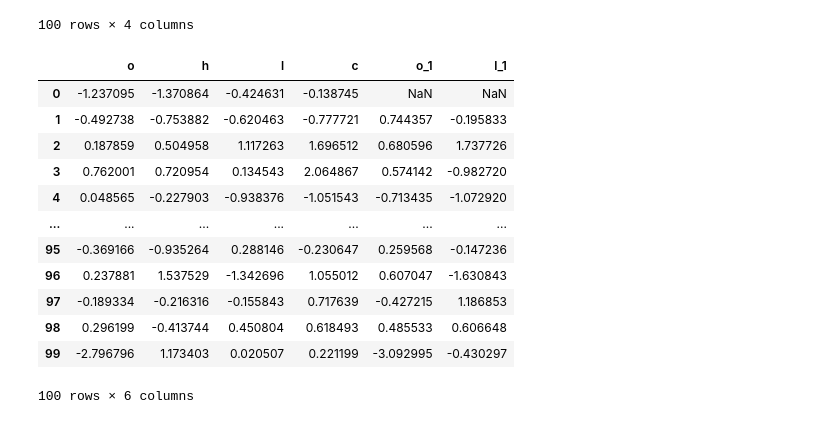
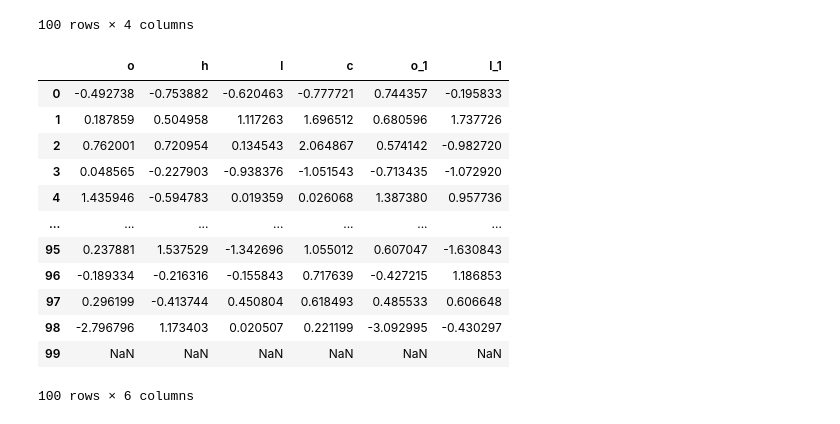
Before and after one commit to ADBondarenko/ML_stock_prediction_project, a Jupyter notebook: app_testing_files/Test_some_stuff.ipynb, the cells around one changed output. Saved outputs shown, nothing was run; the diff lists cells and outputs as text; code cells hidden in the pictures.

```diff
--- a/app_testing_files/Test_some_stuff.ipynb
+++ b/app_testing_files/Test_some_stuff.ipynb
@@ -283,18 +283,18 @@ data.shift(1)
 # %%
 data[[f"o_{1}", f"l_{1}"]] = data[["o", "l"]].diff(1)
 # %%
-data
+data.shift(-1)
 # %% [output]
 |  | o | h | l | c | o_1 | l_1 |
-| 0 | -1.237095 | -1.370864 | -0.424631 | -0.138745 | NaN | NaN |
-| 1 | -0.492738 | -0.753882 | -0.620463 | -0.777721 | 0.744357 | -0.195833 |
-| 2 | 0.187859 | 0.504958 | 1.117263 | 1.696512 | 0.680596 | 1.737726 |
-| 3 | 0.762001 | 0.720954 | 0.134543 | 2.064867 | 0.574142 | -0.982720 |
-| 4 | 0.048565 | -0.227903 | -0.938376 | -1.051543 | -0.713435 | -1.072920 |
+| 0 | -0.492738 | -0.753882 | -0.620463 | -0.777721 | 0.744357 | -0.195833 |
+| 1 | 0.187859 | 0.504958 | 1.117263 | 1.696512 | 0.680596 | 1.737726 |
+| 2 | 0.762001 | 0.720954 | 0.134543 | 2.064867 | 0.574142 | -0.982720 |
+| 3 | 0.048565 | -0.227903 | -0.938376 | -1.051543 | -0.713435 | -1.072920 |
+| 4 | 1.435946 | -0.594783 | 0.019359 | 0.026068 | 1.387380 | 0.957736 |
 | ... | ... | ... | ... | ... | ... | ... |
-| 95 | -0.369166 | -0.935264 | 0.288146 | -0.230647 | 0.259568 | -0.147236 |
-| 96 | 0.237881 | 1.537529 | -1.342696 | 1.055012 | 0.607047 | -1.630843 |
-| 97 | -0.189334 | -0.216316 | -0.155843 | 0.717639 | -0.427215 | 1.186853 |
-| 98 | 0.296199 | -0.413744 | 0.450804 | 0.618493 | 0.485533 | 0.606648 |
-| 99 | -2.796796 | 1.173403 | 0.020507 | 0.221199 | -3.092995 | -0.430297 |
+| 95 | 0.237881 | 1.537529 | -1.342696 | 1.055012 | 0.607047 | -1.630843 |
+| 96 | -0.189334 | -0.216316 | -0.155843 | 0.717639 | -0.427215 | 1.186853 |
+| 97 | 0.296199 | -0.413744 | 0.450804 | 0.618493 | 0.485533 | 0.606648 |
+| 98 | -2.796796 | 1.173403 | 0.020507 | 0.221199 | -3.092995 | -0.430297 |
+| 99 | NaN | NaN | NaN | NaN | NaN | NaN |
 100 rows × 6 columns
```
Also changed, not shown: parts of 10 cells of this notebook, 2 other files.
